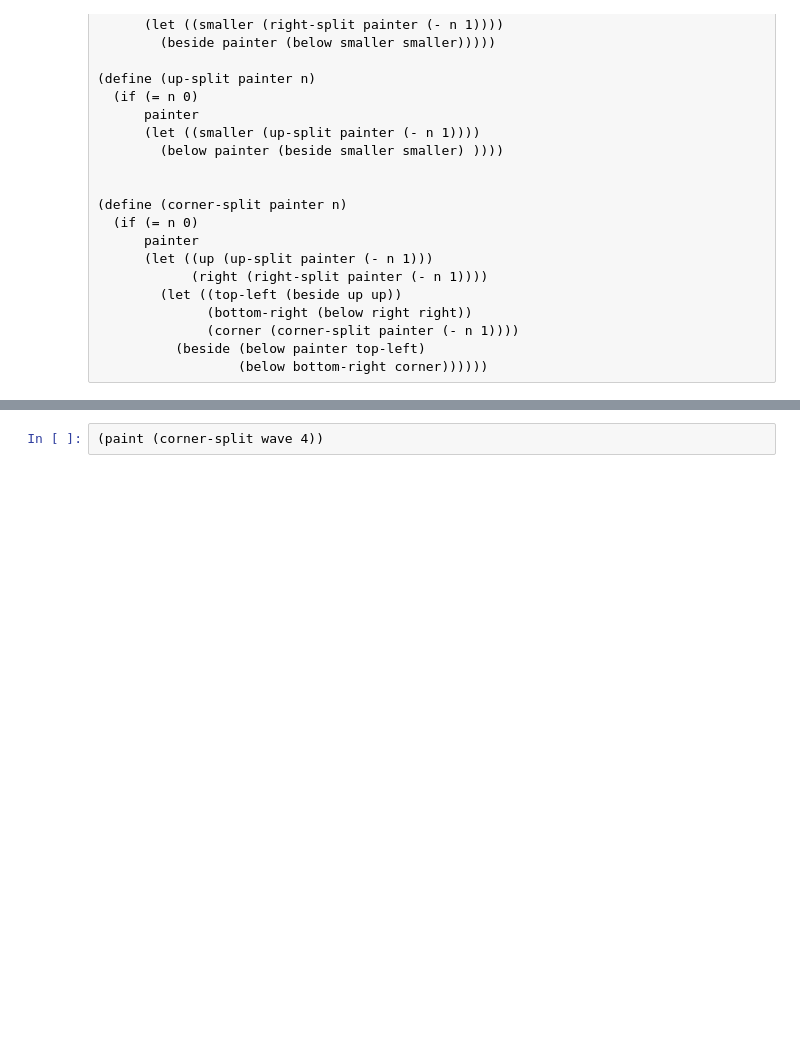
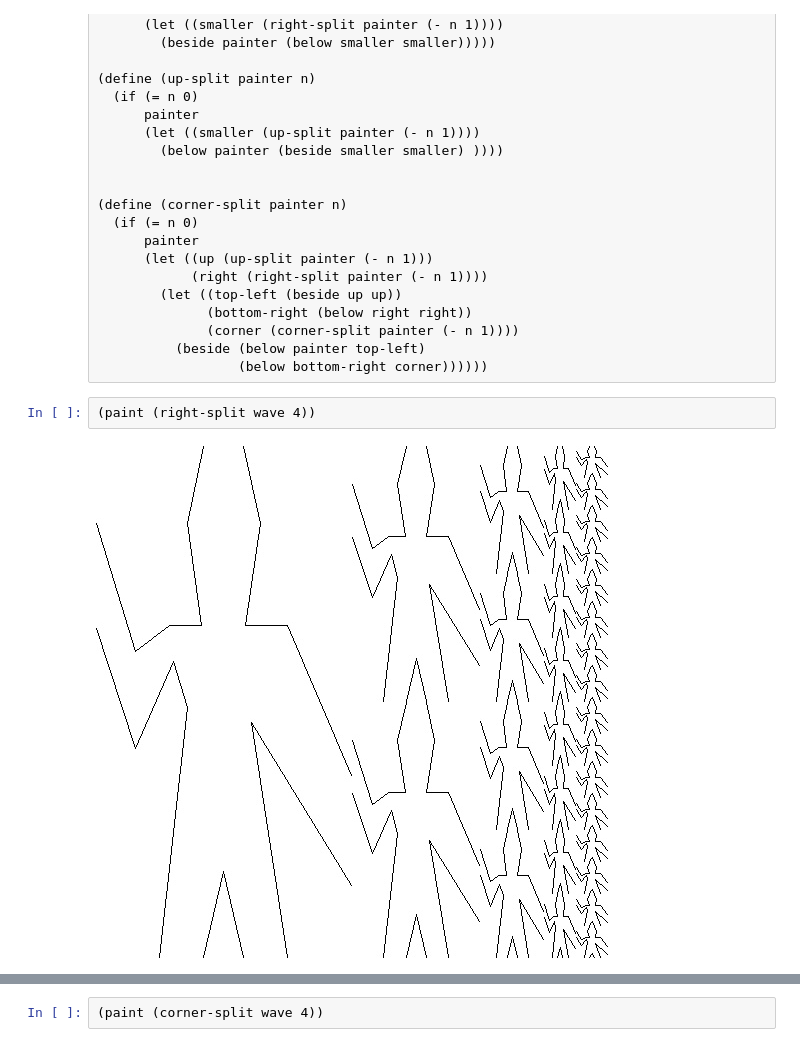
Before and after one commit to onixwr/calysto_scheme_example, a Jupyter notebook: picture_language.ipynb, the cells around one changed output, grey strips where cells are left out. Saved outputs shown, nothing was run; the diff lists cells and outputs as text; blank space fills up the shorter version.

```diff
--- a/picture_language.ipynb
+++ b/picture_language.ipynb
@@ -174,3 +174,7 @@ def paint(painter):
               (corner (corner-split painter (- n 1))))
           (beside (below painter top-left)
                   (below bottom-right corner))))))
+# %%
+(paint (right-split wave 4))
+# %% [output]
+[figure, added]
```
Also changed, not shown: parts of 2 cells of this notebook.
